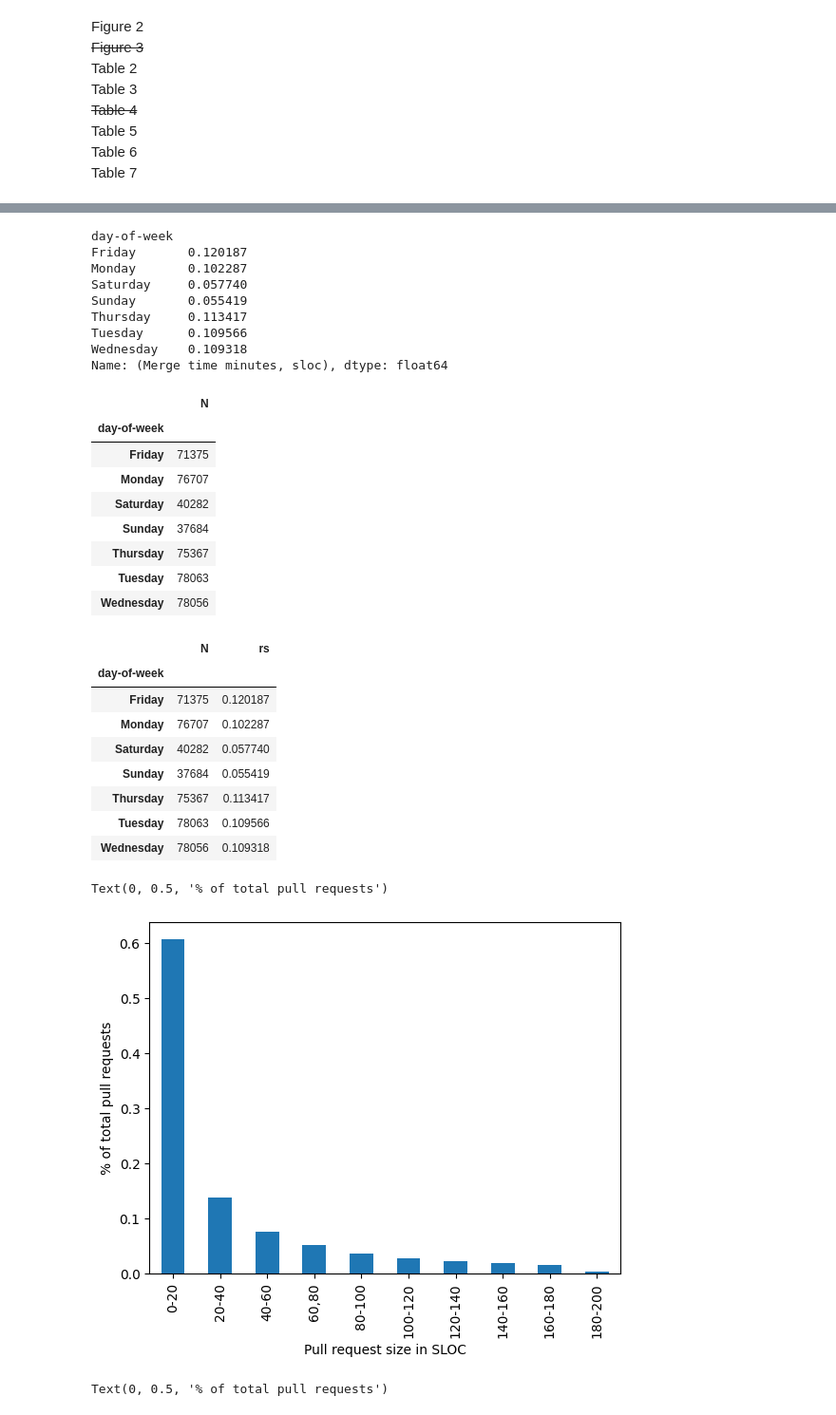
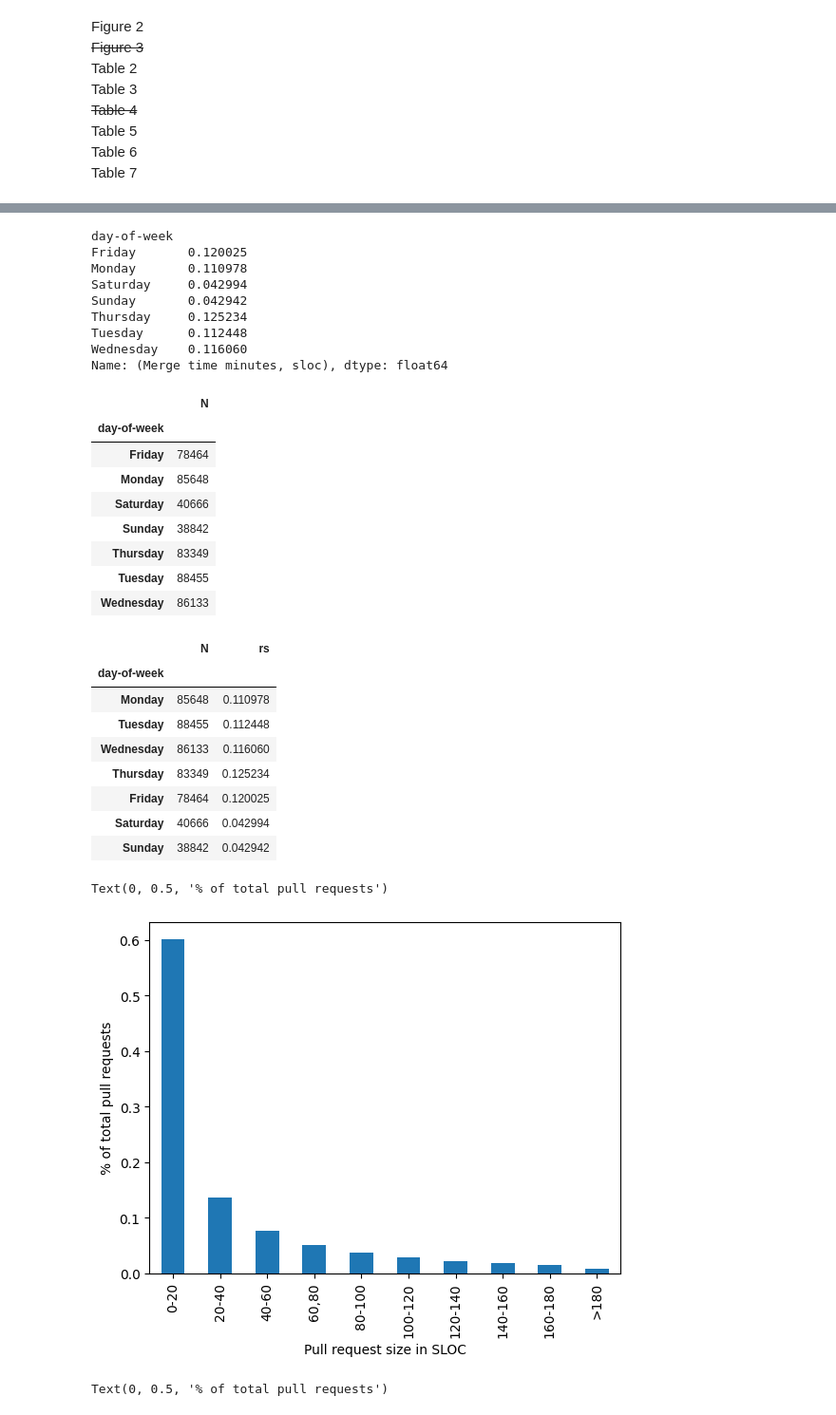
Before and after one commit to GuillaumeClaude/SENG-480B-Final-Project, a Jupyter notebook: Code/analysis.ipynb, the cells around one changed output, grey strips where cells are left out. Shown at 95% size. Drawn from its saved outputs; the diff is of its cells as text; code cells hidden in the pictures.

Commit message:
ran the full dataset

```diff
--- a/Code/analysis.ipynb
+++ b/Code/analysis.ipynb
@@ -25,7 +25,7 @@ from scipy.stats import spearmanr
 # %%
 # Reading input file and creating dataframe for analysis
 
-df = pd.read_csv("/Users/admin/Desktop/SENG-480B-Final-Project-1/Input files/full.csv", sep=",")
+df = pd.read_csv("/Users/admin/Downloads/nout.csv", sep=",")
 df["sloc"]=df['Insertions']+df['Deletions']
 df.drop(df.loc[df['Language']=='Javascript'].index, inplace=True)
 df.head()
@@ -267,7 +269,7 @@ dayOfWeek={0:'Monday', 1:'Tuesday', 2:'Wednesday', 3:'Thursday', 4:'Friday', 5:'
 t6=df.copy()
 
 t6['Merge time minutes'] = t6['Merge time minutes']/60
-t6['create_date'] = pd.to_datetime(t6['Created At']).dt.date
+t6['create_date'] = pd.to_datetime(t6['Merged At']).dt.date
 t6['create_date'] = pd.to_datetime(t6['create_date'])
 t6['day-of-week'] = t6['create_date'].dt.dayofweek
 t6.sort_values(['day-of-week'],ascending=True)
@@ -280,47 +282,47 @@ print(t6)
 display(groups)
 t6=groups.merge(t6, on="day-of-week")
 t6.columns = ["N", "rs"]
-t6
+t6.reindex(cats)
 # %% [output]
 day-of-week
-Friday       0.120187
-Monday       0.102287
-Saturday     0.057740
-Sunday       0.055419
-Thursday     0.113417
-Tuesday      0.109566
-Wednesday    0.109318
+Friday       0.120025
+Monday       0.110978
+Saturday     0.042994
+Sunday       0.042942
+Thursday     0.125234
+Tuesday      0.112448
+Wednesday    0.116060
 Name: (Merge time minutes, sloc), dtype: float64
 |  | N |
 | day-of-week |  |
-| Friday | 71375 |
-| Monday | 76707 |
-| Saturday | 40282 |
-| Sunday | 37684 |
-| Thursday | 75367 |
-| Tuesday | 78063 |
-| Wednesday | 78056 |
+| Friday | 78464 |
+| Monday | 85648 |
+| Saturday | 40666 |
+| Sunday | 38842 |
+| Thursday | 83349 |
+| Tuesday | 88455 |
+| Wednesday | 86133 |
 |  | N | rs |
 | day-of-week |  |  |
-| Friday | 71375 | 0.120187 |
-| Monday | 76707 | 0.102287 |
-| Saturday | 40282 | 0.057740 |
-| Sunday | 37684 | 0.055419 |
-| Thursday | 75367 | 0.113417 |
-| Tuesday | 78063 | 0.109566 |
-| Wednesday | 78056 | 0.109318 |
+| Monday | 85648 | 0.110978 |
+| Tuesday | 88455 | 0.112448 |
+| Wednesday | 86133 | 0.116060 |
+| Thursday | 83349 | 0.125234 |
+| Friday | 78464 | 0.120025 |
+| Saturday | 40666 | 0.042994 |
+| Sunday | 38842 | 0.042942 |
 # %%
 # Figure 1: A barplot of pull request sizes
 bins = [0, 20, 40, 60, 80,100,120,140,160,180,200]
 fig1 = df.copy()
-fig1['Pull request size in SLOC'] = pd.cut(fig1['sloc'], [0, 20, 40, 60, 80,100,120,140,160,180,200], labels=['0-20',"20-40", '40-60',"60,80","80-100",'100-120' ,'120-140', "140-160", '160-180',"180-200"])
+fig1['Pull request size in SLOC'] = pd.cut(fig1['sloc'], [0, 20, 40, 60, 80,100,120,140,160,180,200], labels=['0-20',"20-40", '40-60',"60,80","80-100",'100-120' ,'120-140', "140-160", '160-180',">180"])
 total=len(fig1)
 groups = fig1.groupby(["Pull request size in SLOC"]).size()/total
 ax=groups.plot.bar()
 ax.set_ylabel("% of total pull requests")
 # %% [output]
 Text(0, 0.5, '% of total pull requests')
-[figure, old version]
+[figure, new version]
 # %%
 #Figure 2: A barplot of time-to-merge for pull requests.
 fig2 = df.copy()
```
Also changed, not shown: parts of 10 cells of this notebook.
